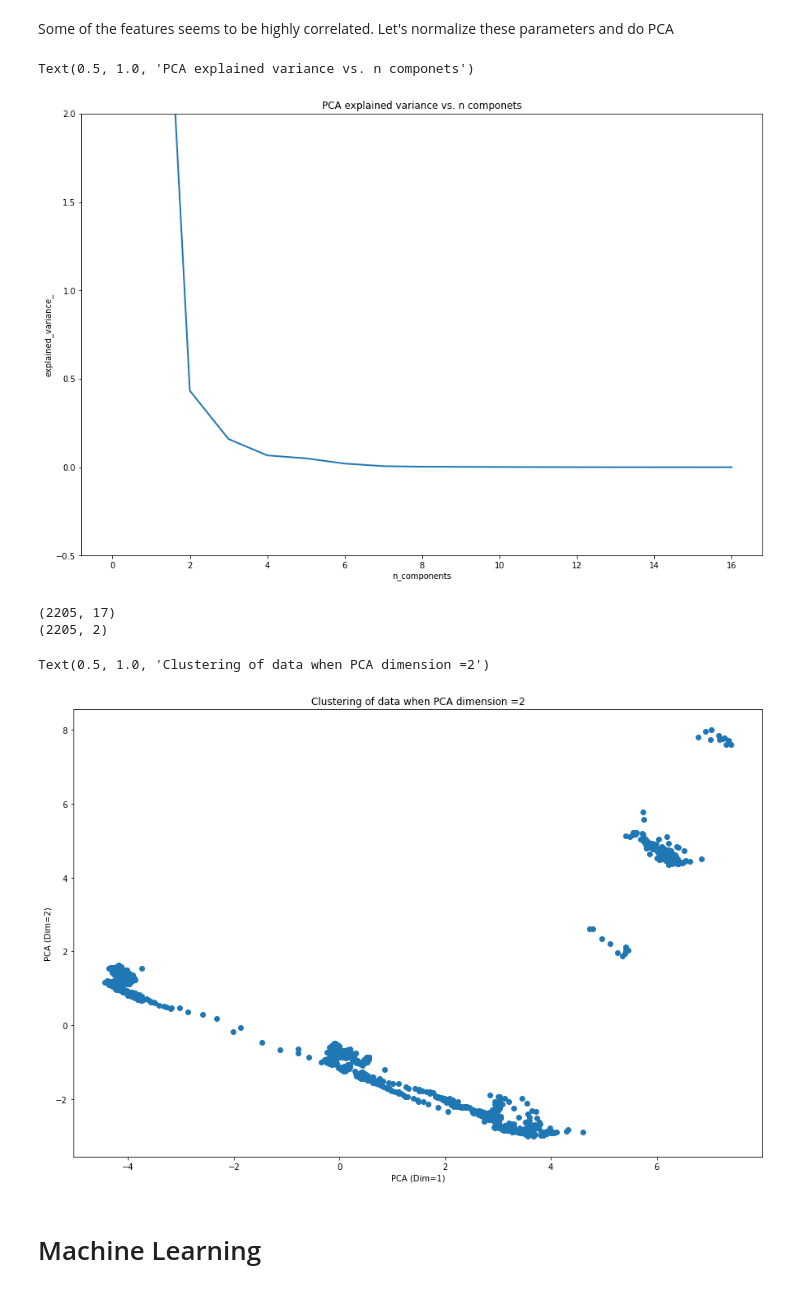
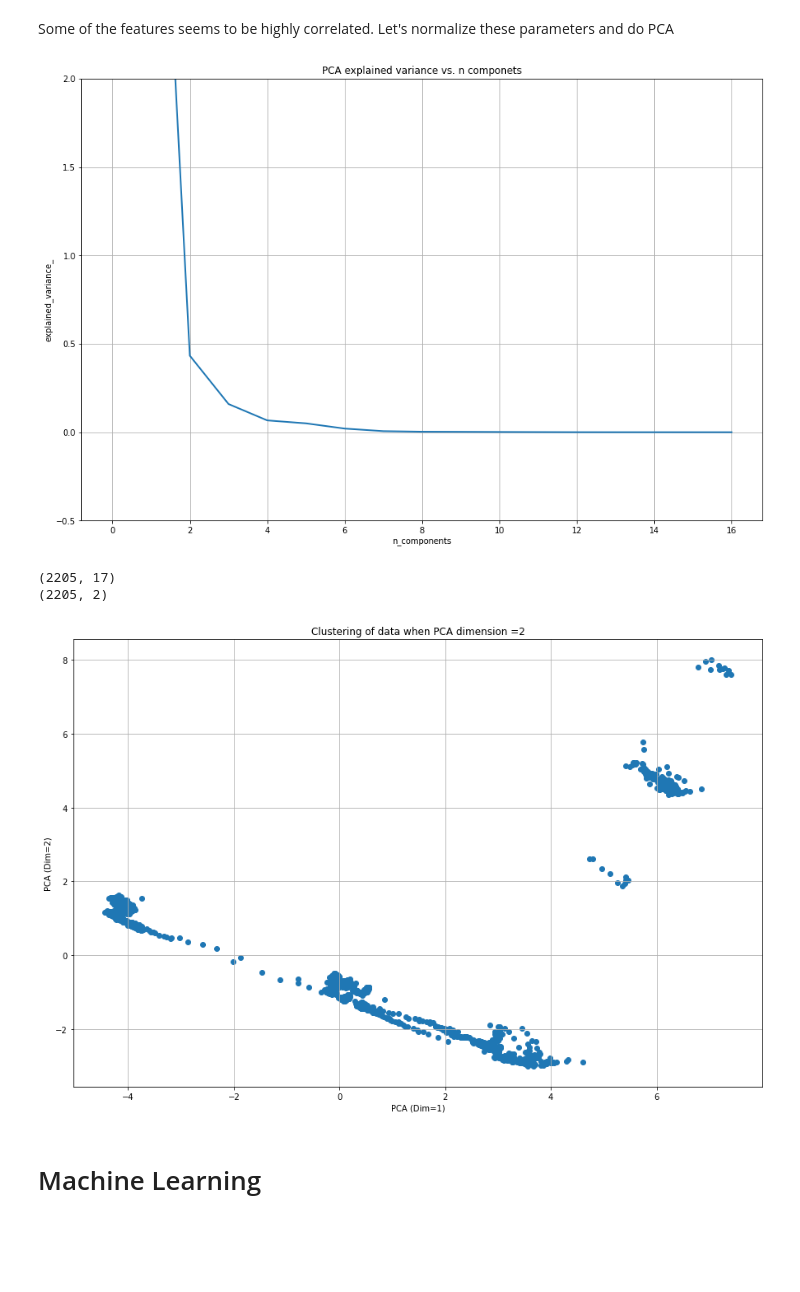
Before and after one commit to fahadijaz/Condition-monitoring-of-hydraulic-systems, a Jupyter notebook: Condition monitoring Data.ipynb, the cells around one changed output. Drawn from its saved outputs; the diff is of its cells as text; code cells hidden in the pictures; blank space fills up the shorter version.

```diff
--- a/Condition monitoring Data.ipynb
+++ b/Condition monitoring Data.ipynb
@@ -281,23 +283,26 @@ Some of the features seems to be highly correlated. Let's normalize these parame
 # %%
 #normalize the X values
 X_normalize = StandardScaler().fit_transform(X)
 
 #apply PCA to visulaize the data in cluster
 from sklearn.decomposition import PCA
 #find explained variance and n_components
 
 pca = PCA()
 pca.fit(X_normalize)
 plt.figure(figsize=(15, 10))
 plt.plot(pca.explained_variance_, linewidth=2)
 plt.axis('tight')
 plt.xlabel('n_components')
 plt.ylabel('explained_variance_')
 plt.ylim(-0.5, 2)
 plt.title('PCA explained variance vs. n componets')
+path = str('fig\\explained variance.png')
+
+plt.grid(True)
+plt.savefig(path, dpi=400)
 # %% [output]
-Text(0.5, 1.0, 'PCA explained variance vs. n componets')
-[figure, old version]
+[figure, new version]
 # %%
 #observe distribution when n_componets =2
 pca_2 = PCA(2)
@@ -309,11 +314,14 @@ plt.scatter(projected[:, 0], projected[:, 1])
 plt.xlabel('PCA (Dim=1)')
 plt.ylabel('PCA (Dim=2)')
 plt.title('Clustering of data when PCA dimension =2')
+path = str('fig\\clustering of pca.png')
+
+plt.grid(True)
+plt.savefig(path, dpi=400)
 # %% [output]
 (2205, 17)
 (2205, 2)
-Text(0.5, 1.0, 'Clustering of data when PCA dimension =2')
-[figure, old version]
+[figure, new version]
 # %% [markdown]
 # Machine Learning
 # %%
```
Also changed, not shown: parts of 7 cells of this notebook, 7 other files.
